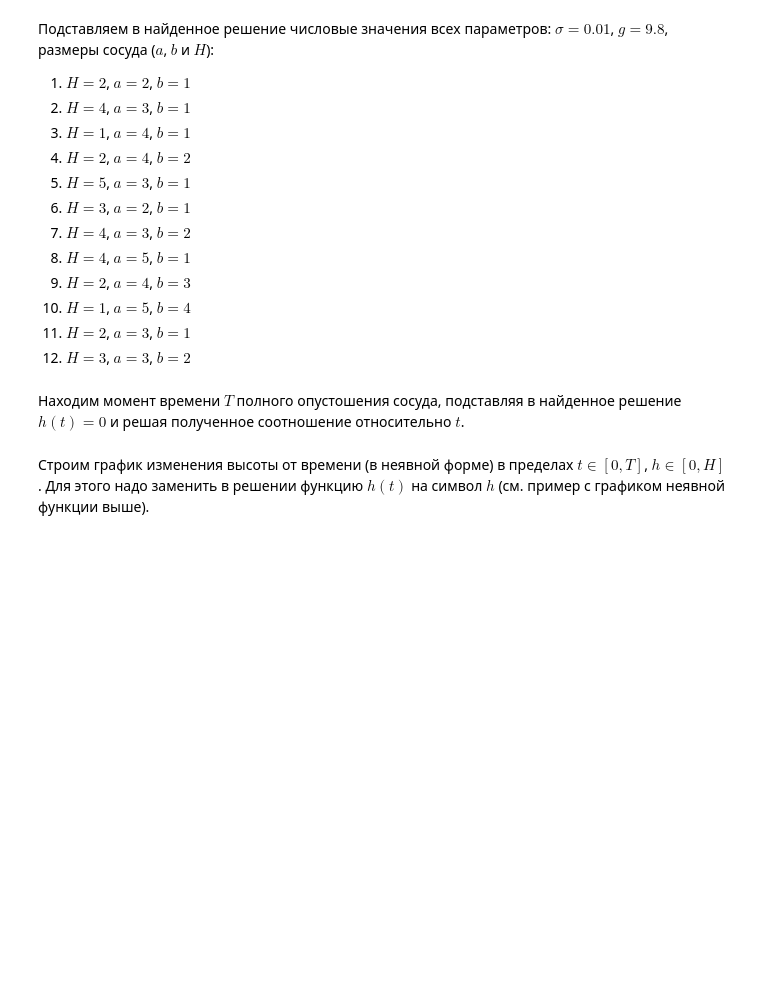
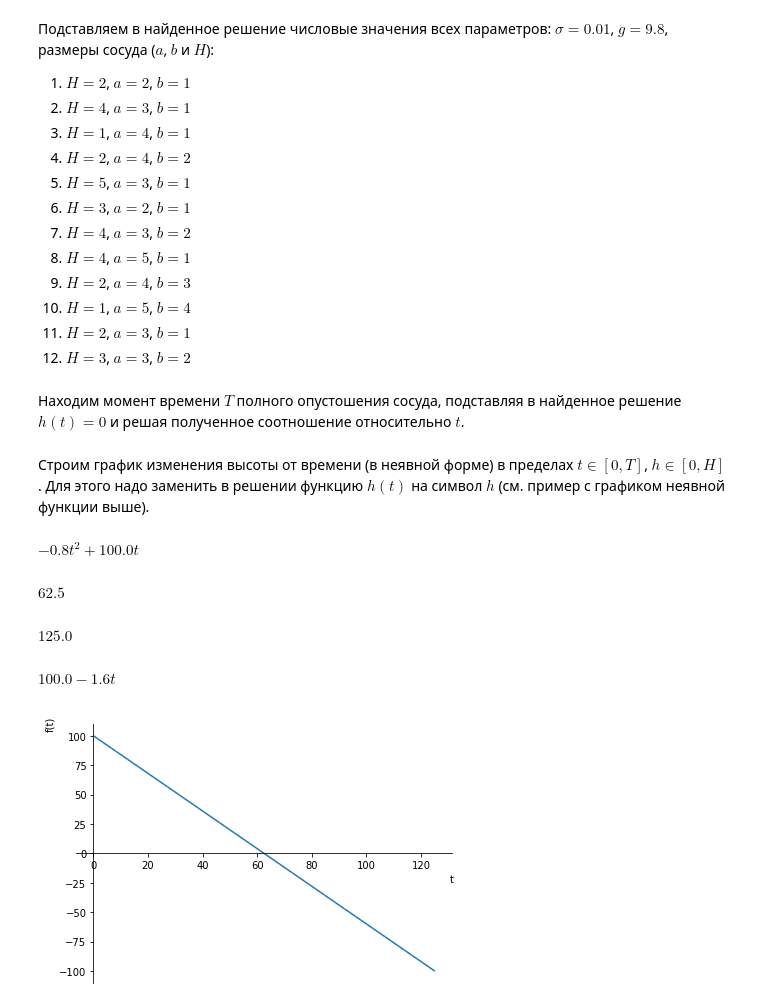
Before and after one commit to comrade-pavel-sergeevich/de2, a Jupyter notebook: 02prac.ipynb, the cells around one changed output. Drawn from its saved outputs; the diff is of its cells as text; code cells hidden in the pictures; blank space fills up the shorter version.

```diff
--- a/02prac.ipynb
+++ b/02prac.ipynb
@@ -235,3 +235,38 @@ T =
 T # показываем найденное время
 # %% [markdown]
 Строим график изменения высоты от времени (в неявной форме) в пределах $t\in[0, T]$, $h\in[0, H]$. Для этого надо заменить в решении функцию $h(t)$ на символ $h$ (см. пример с графиком неявной функции выше).
+# %%
+from sympy import * # пакет символьных вычислений
+import numpy as np # пакет для работы с многомерными массивами
+t, v0, g, h0, C = symbols("t v0 g h0 C")
+# %%
+h0=0
+g=-1.6
+v0=100
+h=g
+h=integrate(h,t)+v0
+h=integrate(h,t)+h0
+h
+# %% [output]
+$\displaystyle - 0.8 t^{2} + 100.0 t$
+# %%
+eq1=Eq(diff(h,t),0)
+sol1=solve(eq1,t)[0]
+sol1
+# %% [output]
+$\displaystyle 62.5$
+# %%
+eq=Eq(h,0)
+sol=solve(eq,t)[1]
+sol
+# %% [output]
+$\displaystyle 125.0$
+# %%
+V=diff(h,t)
+V
+# %% [output]
+$\displaystyle 100.0 - 1.6 t$
+# %%
+p=plot(V,(t,0,sol))
+# %% [output]
+[figure, added]
```
Also changed, not shown: parts of 1 cell of this notebook.
